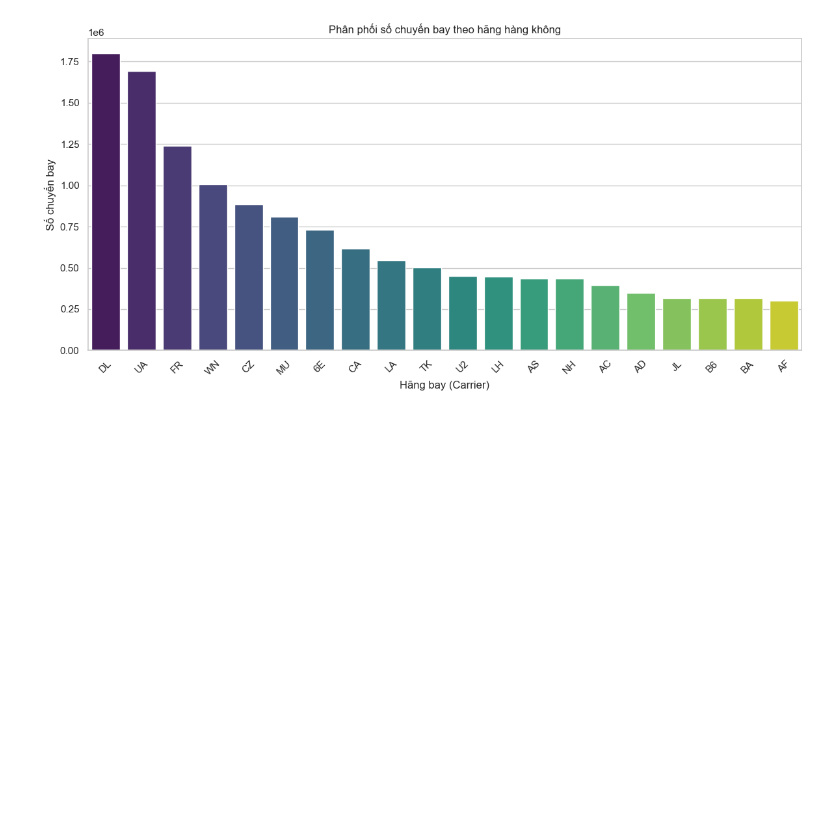
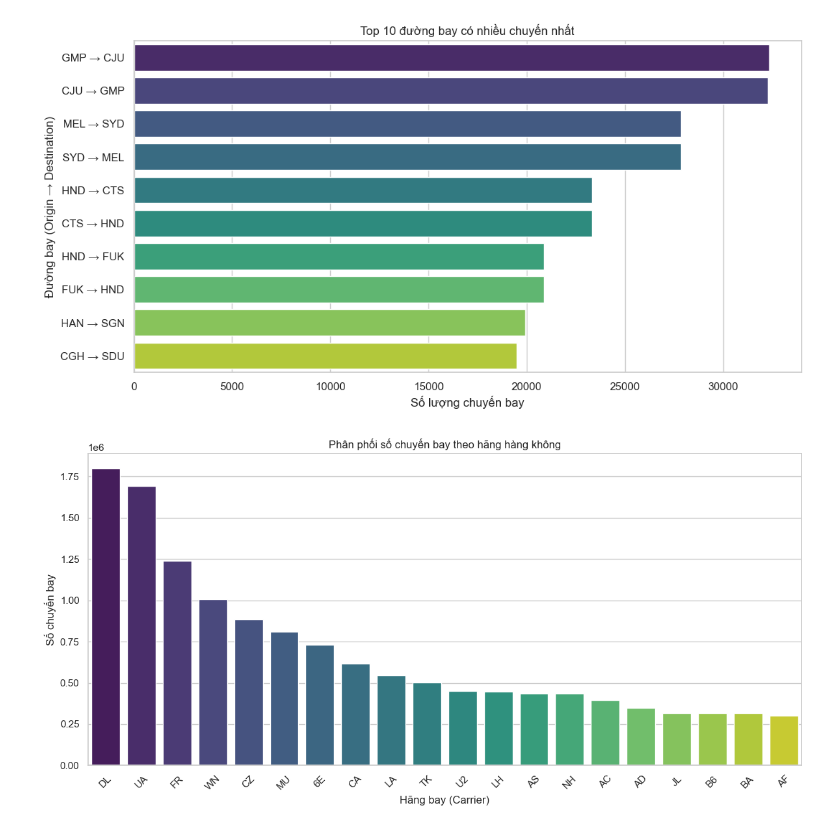
Before and after one commit to nmkhan9/dll, a Jupyter notebook: visualization_data.ipynb, the cells around one changed output. Cells and saved outputs as stored; diff of their text form; code cells hidden in the pictures; blank space fills up the shorter version.

```diff
--- a/visualization_data.ipynb
+++ b/visualization_data.ipynb
@@ -15,0 +48,11 @@ client = bigquery.Client.from_service_account_json(key)
+# %%
+query = """
+SELECT CONCAT(origin, ' → ', destination) AS route, COUNT(*) AS num_flights
+FROM `bigquery-public-data.travel_impact_model.flights_impact_data`
+GROUP BY route
+ORDER BY num_flights DESC
+LIMIT 10
+
+"""
+df_2 = client.query(query).to_dataframe()
+df_2
@@ -16,3 +71,16 @@ client = bigquery.Client.from_service_account_json(key)
+# %%
+import matplotlib.pyplot as plt
+import seaborn as sns
+
+plt.figure(figsize=(12,6))
+sns.barplot(x='num_flights', y='route', data=df_2, palette='viridis')
+
+plt.title("Top 10 đường bay có nhiều chuyến nhất")
+plt.xlabel("Số lượng chuyến bay")
+plt.ylabel("Đường bay (Origin → Destination)")
+plt.show()
+# %% [output]
+[figure, added]
 # %%
 query = """
 SELECT
```
Also changed, not shown: parts of 3 cells of this notebook, 1 other file.
